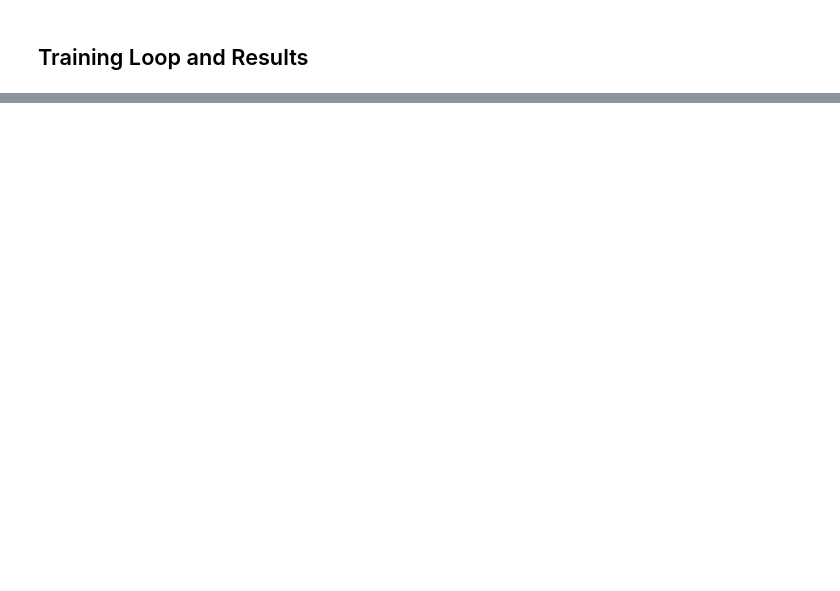
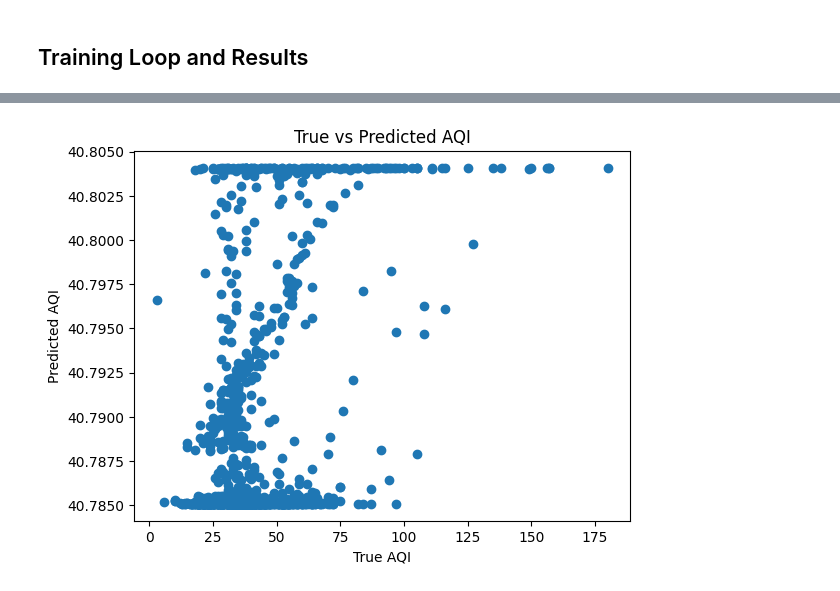
Before and after one commit to imeltsner/WeatherAQI-Predictor, a Jupyter notebook: predictor.ipynb, the cells around one changed output, grey strips where cells are left out. Drawn from its saved outputs; the diff is of its cells as text; code cells hidden in the pictures; blank space fills up the shorter version.

```diff
--- a/predictor.ipynb
+++ b/predictor.ipynb
@@ -492,7 +487,10 @@ optimizer = Adam(lstm.parameters(), lr=learning_rate)
 # %% [markdown]
 ## Training Loop and Results
 # %%
-epochs = 100
+from sklearn.metrics import mean_squared_error
+import math
+
+epochs = 10
 
 epoch_num = []
 loss_train = []
@@ -503,24 +501,29 @@ for epoch in range(epochs):
     train_loss = 0.
     valid_loss = 0.
 
+    # Training
     lstm.train()
-    train_losses = 0
+    train_predictions = []
     for features, target in train_loader:
         optimizer.zero_grad()
-        output = lstm(features.float())
-        loss = criterion(output, target)
+        features = features.view(features.size(0), -1, input_size).float()
+        output = lstm(features)
+        loss = criterion(output.squeeze(), target.float())
         loss.backward()
         optimizer.step()
-        train_loss += loss.item() * features.size(0)
-        train_losses += train_loss
-    loss_train.append(train_losses/4.)
+        train_predictions.extend(output.cpu().detach().numpy())
+
+    train_rmse = math.sqrt(mean_squared_error(train_y.numpy(), train_predictions))
+    print('Epoch', epoch, 'train RMSE:', train_rmse)
+
+    # Validation
     lstm.eval()
+    valid_predictions = []
     for features, target in valid_loader:
-        output = lstm(features.float())
-        print('* Epoch', epoch, 'predicted:', torch.argmax(output, dim=1), 'expected:', target)
-        loss = criterion(output, target)
-        valid_loss += loss.item() * features.size(0)
-        loss_valid.append(valid_loss)
+        features = features.view(features.size(0), -1, input_size).float()
+        output = lstm(features)
+        valid_predictions.extend(output.cpu().detach().numpy())
 
-    print('Epoch', epoch, 'train loss:', train_loss, '& valid loss:', valid_loss)
+    valid_rmse = math.sqrt(mean_squared_error(valid_y.numpy(), valid_predictions))
+    print('Epoch', epoch, 'valid RMSE:', valid_rmse)
 # %% [output]
@@ -527,0 +550,13 @@ RuntimeError: For unbatched 2-D input, hx and cx should also be 2-D but got (3-D
+# %%
+import matplotlib.pyplot as plt
+
+# Assuming valid_y and valid_predictions are NumPy arrays
+fig = plt.figure()
+fig.figsize=(20,100)
+plt.scatter(valid_y, valid_predictions)
+plt.xlabel('True AQI')
+plt.ylabel('Predicted AQI')
+plt.title('True vs Predicted AQI')
+plt.show()
+# %% [output]
+[figure, added]
```
Also changed, not shown: parts of 4 cells of this notebook.
